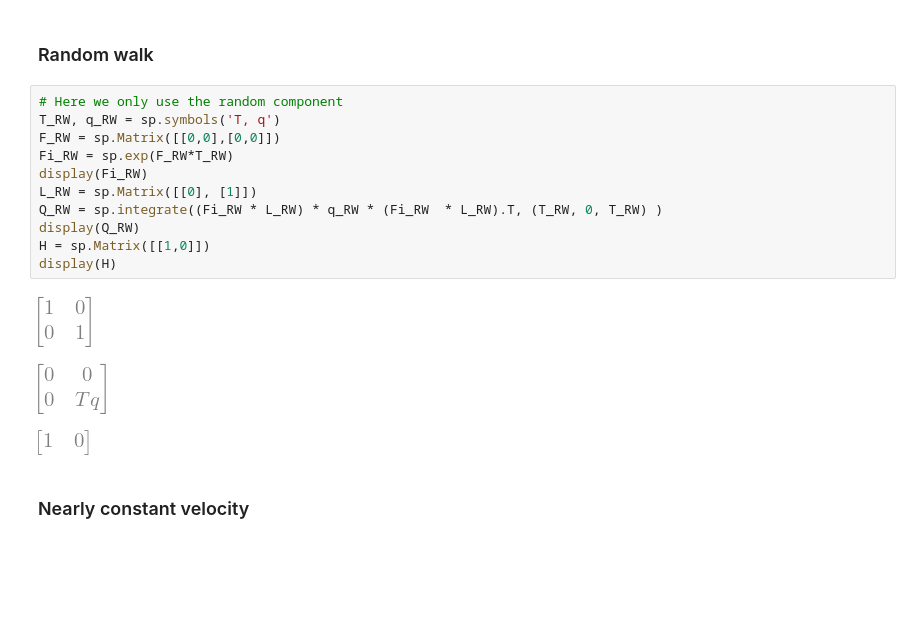
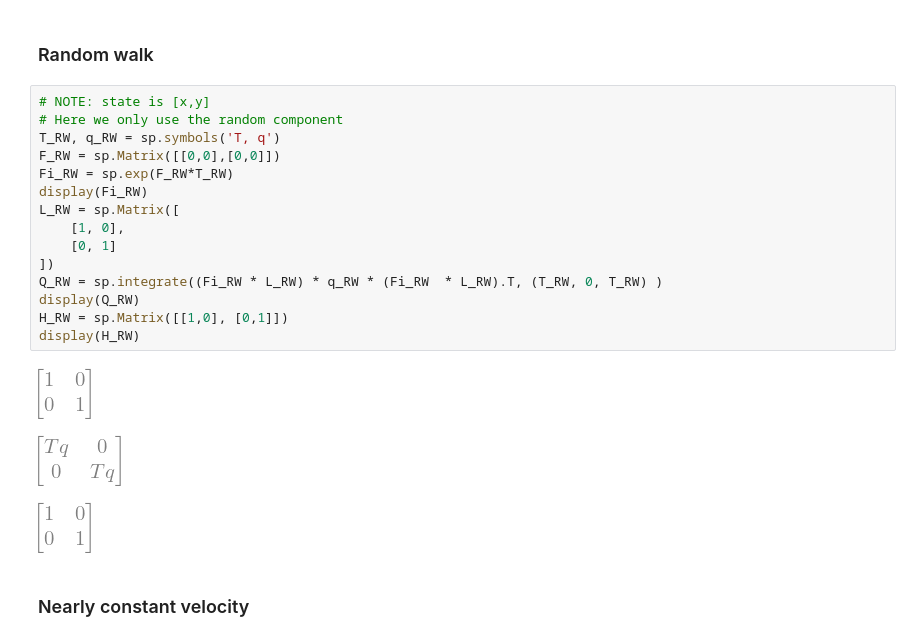
Before and after one commit to markoMedved/Advanced-methods-in-computer-vision-assignments, a Jupyter notebook: Advanced-tracking/Kalman_filter.ipynb, the cells around one changed output. Drawn from its saved outputs; the diff is of its cells as text; blank space fills up the shorter version.

```diff
--- a/Advanced-tracking/Kalman_filter.ipynb
+++ b/Advanced-tracking/Kalman_filter.ipynb
@@ -14,20 +14,24 @@ init_printing(use_unicode=False, wrap_line=False)
 # %% [markdown]
 ### Random walk
 # %%
+# NOTE: state is [x,y]
 # Here we only use the random component
 T_RW, q_RW = sp.symbols('T, q')
 F_RW = sp.Matrix([[0,0],[0,0]])
 Fi_RW = sp.exp(F_RW*T_RW)
 display(Fi_RW)
-L_RW = sp.Matrix([[0], [1]])
+L_RW = sp.Matrix([
+    [1, 0],
+    [0, 1]
+])
 Q_RW = sp.integrate((Fi_RW * L_RW) * q_RW * (Fi_RW  * L_RW).T, (T_RW, 0, T_RW) )
 display(Q_RW)
-H = sp.Matrix([[1,0]])
-display(H)
+H_RW = sp.Matrix([[1,0], [0,1]])
+display(H_RW)
 # %% [output]
 [figure]
-[figure, old version]
+[figure, new version]
-[figure, old version]
+[figure, new version]
 # %% [markdown]
 ### Nearly constant velocity
 # %%
```
Also changed, not shown: parts of 11 cells of this notebook, 9 other files.
